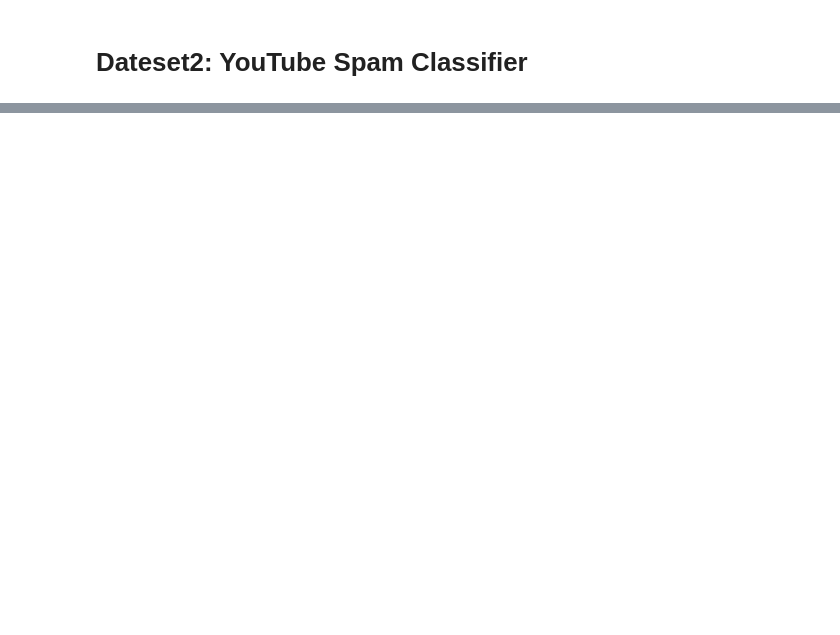
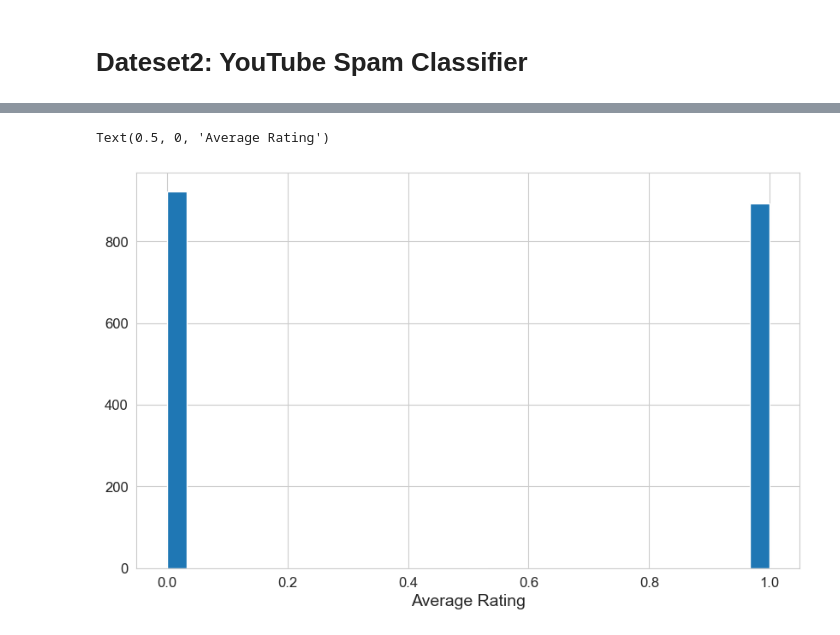
Before and after one commit to placeboo/MachineLearningProjects, a Jupyter notebook: Classification/notebooks/dataset2_data_exploration.ipynb, the cells around one changed output, grey strips where cells are left out. Saved outputs shown, nothing was run; the diff lists cells and outputs as text; code cells hidden in the pictures; blank space fills up the shorter version.

Commit message:
done nlp data preprocessing

```diff
--- a/Classification/notebooks/dataset2_data_exploration.ipynb
+++ b/Classification/notebooks/dataset2_data_exploration.ipynb
@@ -23,0 +51,5 @@ Data shape: (1956, 6)
+# %%
+author_video_rating = data_raw.groupby(['AUTHOR', 'VIDEO_NAME']).agg({
+    'COMMENT_ID': 'count',
+    'CLASS': 'mean'
+}).sort_values('COMMENT_ID', ascending=False).reset_index()
@@ -23,0 +65,8 @@ Data shape: (1956, 6)
+# %%
+# distribution of rating
+plt.hist(author_video_rating['CLASS'], bins=30)
+plt.xlabel('Average Rating')
+# it means that users either all spam comments or all non-spam comments.
+# %% [output]
+Text(0.5, 0, 'Average Rating')
+[figure, added]
```
Also changed, not shown: parts of 11 cells of this notebook, 13 other files.
